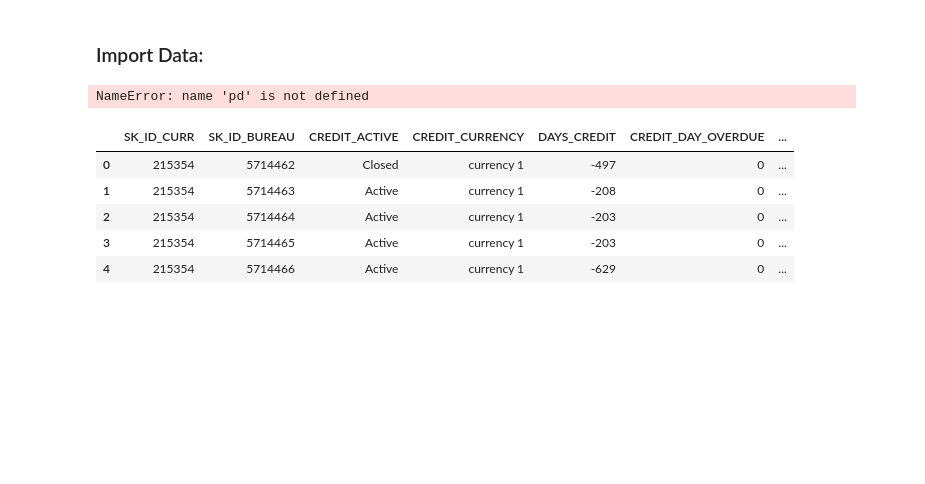
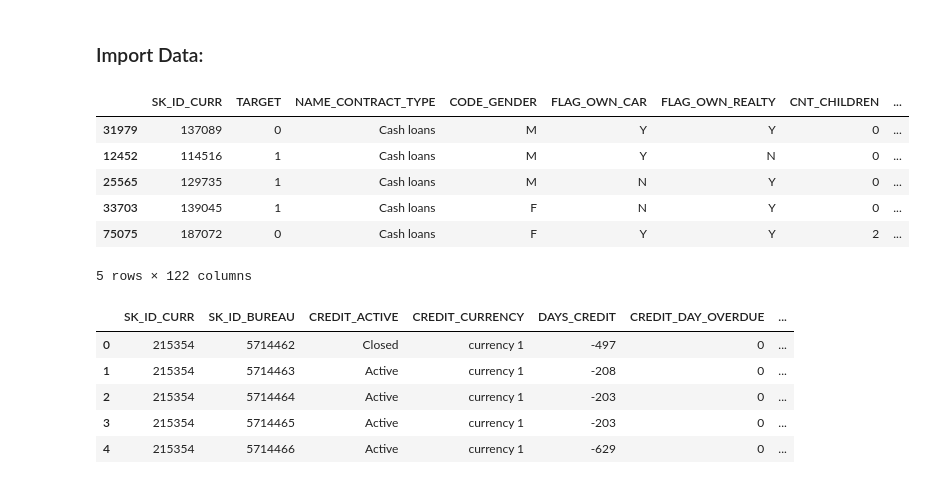
Before and after one commit to MikeCruickshank/HomeCredit_Project, a Jupyter notebook: CMPE351_Project_Notebook.ipynb, the cells around one changed output. Cells and saved outputs as stored; diff of their text form; code cells hidden in the pictures; blank space fills up the shorter version.

```diff
--- a/CMPE351_Project_Notebook.ipynb
+++ b/CMPE351_Project_Notebook.ipynb
@@ -15,7 +15,6 @@ import matplotlib
 # %% [markdown]
 ### Import Data:
 # %%
-app_test = pd.read_csv("application_test.csv", nrows = 100)
+num_rows = 100000
+app_test = pd.read_csv("application_test.csv", nrows = num_rows)
-# %% [output]
-NameError: name 'pd' is not defined
 # %%
@@ -23,4 +22,23 @@ app_train = pd.read_csv("application_train.csv", nrows = 100)
 app_train_copy = app_train.copy()
+# %%
+app_train_0 = app_train[app_train['TARGET'] == 0]
+app_train_1 = app_train[app_train['TARGET'] == 1]
+
+f = np.size(app_train_1,0)/np.size(app_train_0,0)
+app_train_0 = app_train_0.sample(frac = f)
+
+app_train = pd.concat([app_train_0,app_train_1])
+
+app_train = app_train.sample(frac = 1)
+app_train.head()
+# %% [output]
+|  | SK_ID_CURR | TARGET | NAME_CONTRACT_TYPE | CODE_GENDER | FLAG_OWN_CAR | FLAG_OWN_REALTY | CNT_CHILDREN | ... |
+| 31979 | 137089 | 0 | Cash loans | M | Y | Y | 0 | ... |
+| 12452 | 114516 | 1 | Cash loans | M | Y | N | 0 | ... |
+| 25565 | 129735 | 1 | Cash loans | M | N | Y | 0 | ... |
+| 33703 | 139045 | 1 | Cash loans | F | N | Y | 0 | ... |
+| 75075 | 187072 | 0 | Cash loans | F | Y | Y | 2 | ... |
+5 rows × 122 columns
 # %%
 app_train = app_train_copy
 # %%
```
Also changed, not shown: parts of 50 cells of this notebook.
